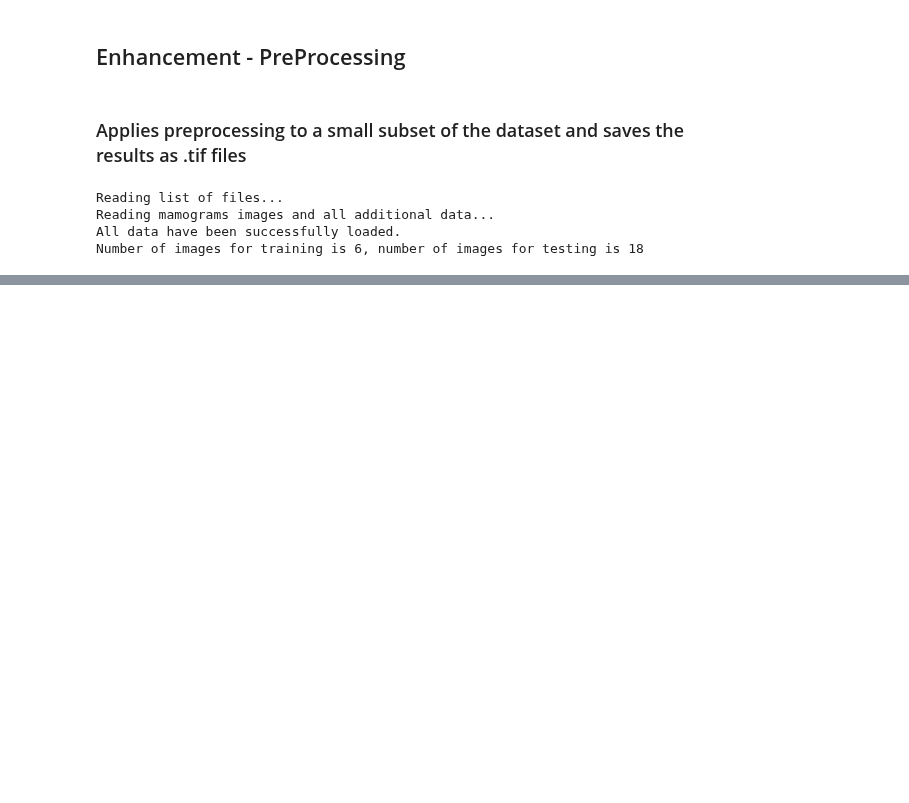
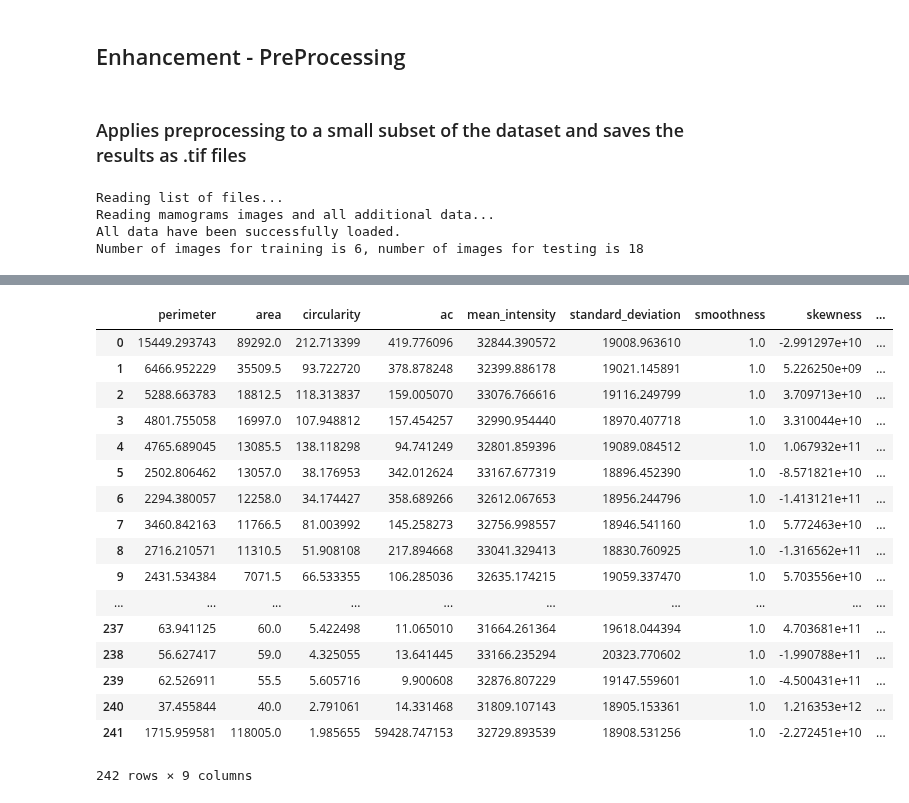
Before and after one commit to OlehKSS/IMMAS, a Jupyter notebook: examples/ExamplesPreprocessing.ipynb, the cells around one changed output, grey strips where cells are left out. Cells and saved outputs as stored; diff of their text form; code cells hidden in the pictures; blank space fills up the shorter version.

```diff
--- a/examples/ExamplesPreprocessing.ipynb
+++ b/examples/ExamplesPreprocessing.ipynb
@@ -63,0 +83,8 @@ Number of images for training is 6, number of images for testing is 18
+# %%
+from immas import get_dataset_features
+
+data_set_features = read_dataset(image_folder="../dataset/masses_examples",
+            mask_folder="../dataset/masks",
+            results_folder="../dataset/groundtruth",
+            pmuscle_mask_folder="../dataset/pectoral_muscle_masks",train_set_fraction=1)
+dataset_features = get_dataset_features(data_set_features['train'])
@@ -63,0 +103,21 @@ Number of images for training is 6, number of images for testing is 18
+# %%
+dataset_features
+# %% [output]
+|  | perimeter | area | circularity | ac | mean_intensity | standard_deviation | smoothness | skewness | ... |
+| 0 | 15449.293743 | 89292.0 | 212.713399 | 419.776096 | 32844.390572 | 19008.963610 | 1.0 | -2.991297e+10 | ... |
+| 1 | 6466.952229 | 35509.5 | 93.722720 | 378.878248 | 32399.886178 | 19021.145891 | 1.0 | 5.226250e+09 | ... |
+| 2 | 5288.663783 | 18812.5 | 118.313837 | 159.005070 | 33076.766616 | 19116.249799 | 1.0 | 3.709713e+10 | ... |
+| 3 | 4801.755058 | 16997.0 | 107.948812 | 157.454257 | 32990.954440 | 18970.407718 | 1.0 | 3.310044e+10 | ... |
+| 4 | 4765.689045 | 13085.5 | 138.118298 | 94.741249 | 32801.859396 | 19089.084512 | 1.0 | 1.067932e+11 | ... |
+| 5 | 2502.806462 | 13057.0 | 38.176953 | 342.012624 | 33167.677319 | 18896.452390 | 1.0 | -8.571821e+10 | ... |
+| 6 | 2294.380057 | 12258.0 | 34.174427 | 358.689266 | 32612.067653 | 18956.244796 | 1.0 | -1.413121e+11 | ... |
+| 7 | 3460.842163 | 11766.5 | 81.003992 | 145.258273 | 32756.998557 | 18946.541160 | 1.0 | 5.772463e+10 | ... |
+| 8 | 2716.210571 | 11310.5 | 51.908108 | 217.894668 | 33041.329413 | 18830.760925 | 1.0 | -1.316562e+11 | ... |
+| 9 | 2431.534384 | 7071.5 | 66.533355 | 106.285036 | 32635.174215 | 19059.337470 | 1.0 | 5.703556e+10 | ... |
+| ... | ... | ... | ... | ... | ... | ... | ... | ... | ... |
+| 237 | 63.941125 | 60.0 | 5.422498 | 11.065010 | 31664.261364 | 19618.044394 | 1.0 | 4.703681e+11 | ... |
+| 238 | 56.627417 | 59.0 | 4.325055 | 13.641445 | 33166.235294 | 20323.770602 | 1.0 | -1.990788e+11 | ... |
+| 239 | 62.526911 | 55.5 | 5.605716 | 9.900608 | 32876.807229 | 19147.559601 | 1.0 | -4.500431e+11 | ... |
+| 240 | 37.455844 | 40.0 | 2.791061 | 14.331468 | 31809.107143 | 18905.153361 | 1.0 | 1.216353e+12 | ... |
+| 241 | 1715.959581 | 118005.0 | 1.985655 | 59428.747153 | 32729.893539 | 18908.531256 | 1.0 | -2.272451e+10 | ... |
+242 rows × 9 columns
```
Also changed, not shown: parts of 3 cells of this notebook, 1 other file.
